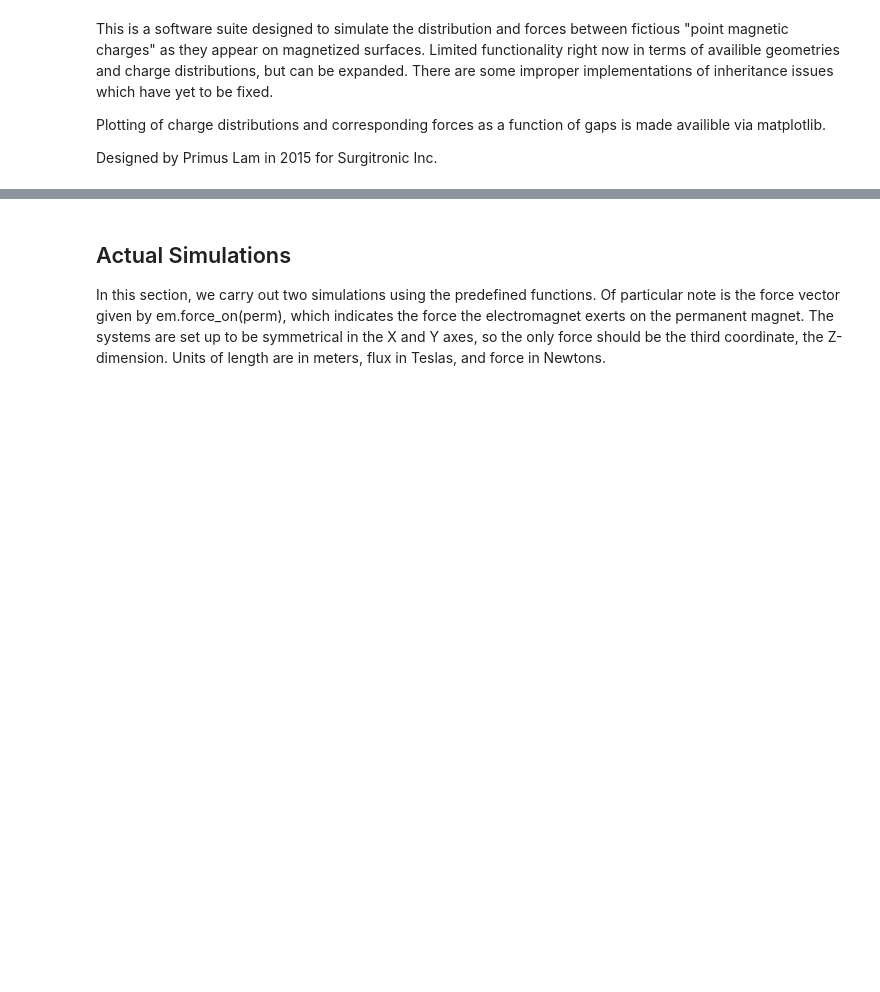
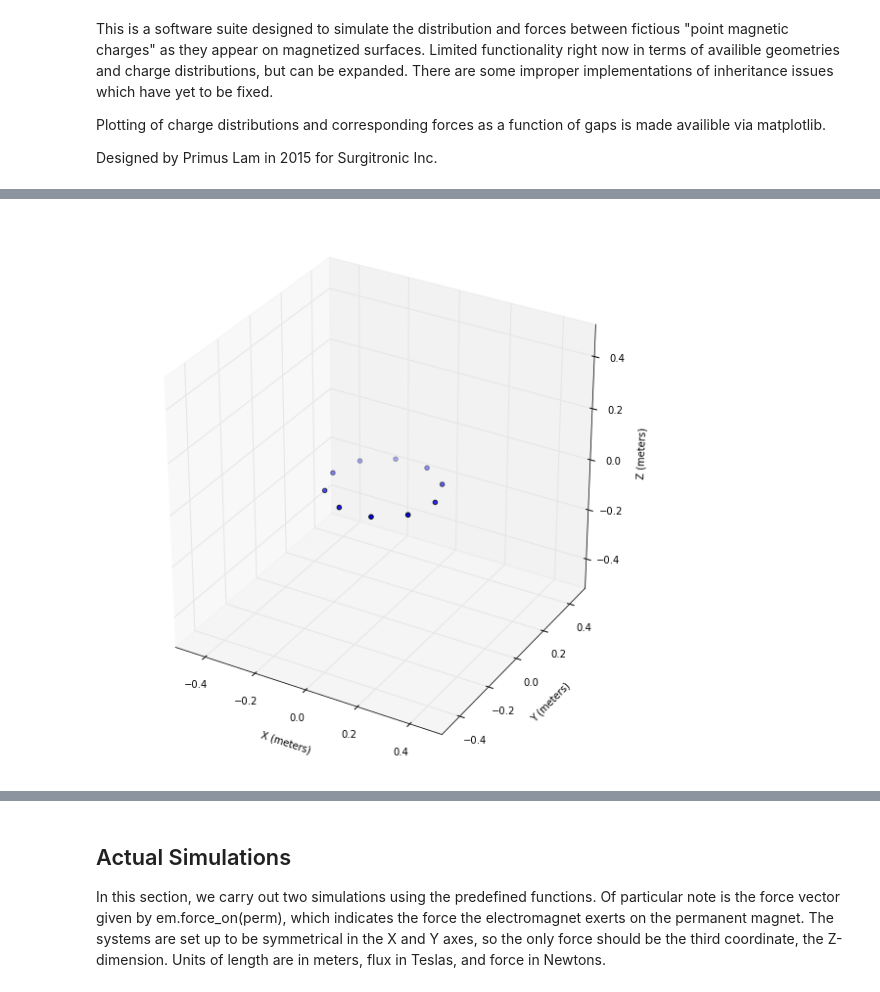
Before and after one commit to primuslam/magnet_simulation, a Jupyter notebook: Magnet_Simulation.ipynb, the cells around one changed output, grey strips where cells are left out. Cells and saved outputs as stored; diff of their text form; code cells hidden in the pictures; blank space fills up the shorter version.

Commit message:
demos on ipython notebook

```diff
--- a/Magnet_Simulation.ipynb
+++ b/Magnet_Simulation.ipynb
@@ -190,0 +24,5 @@ class rectangle_magnet(magnet):
+# %%
+demo_ring = MagnetRing(coor(0, 0, 0), 0.1, 0.3, 0.7, density=10, color='b')
+plot_magnet([demo_ring], .5)
+# %% [output]
+[figure, added]
```
Also changed, not shown: parts of 19 cells of this notebook.
